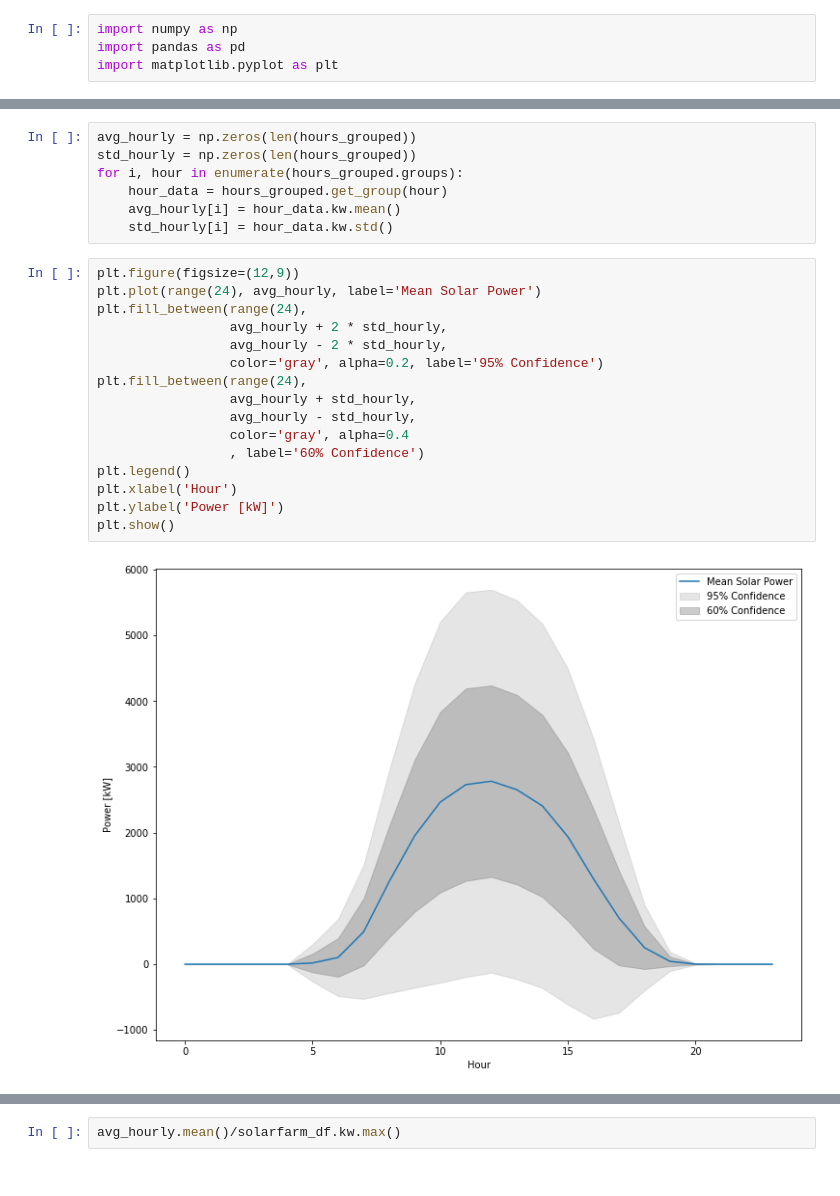
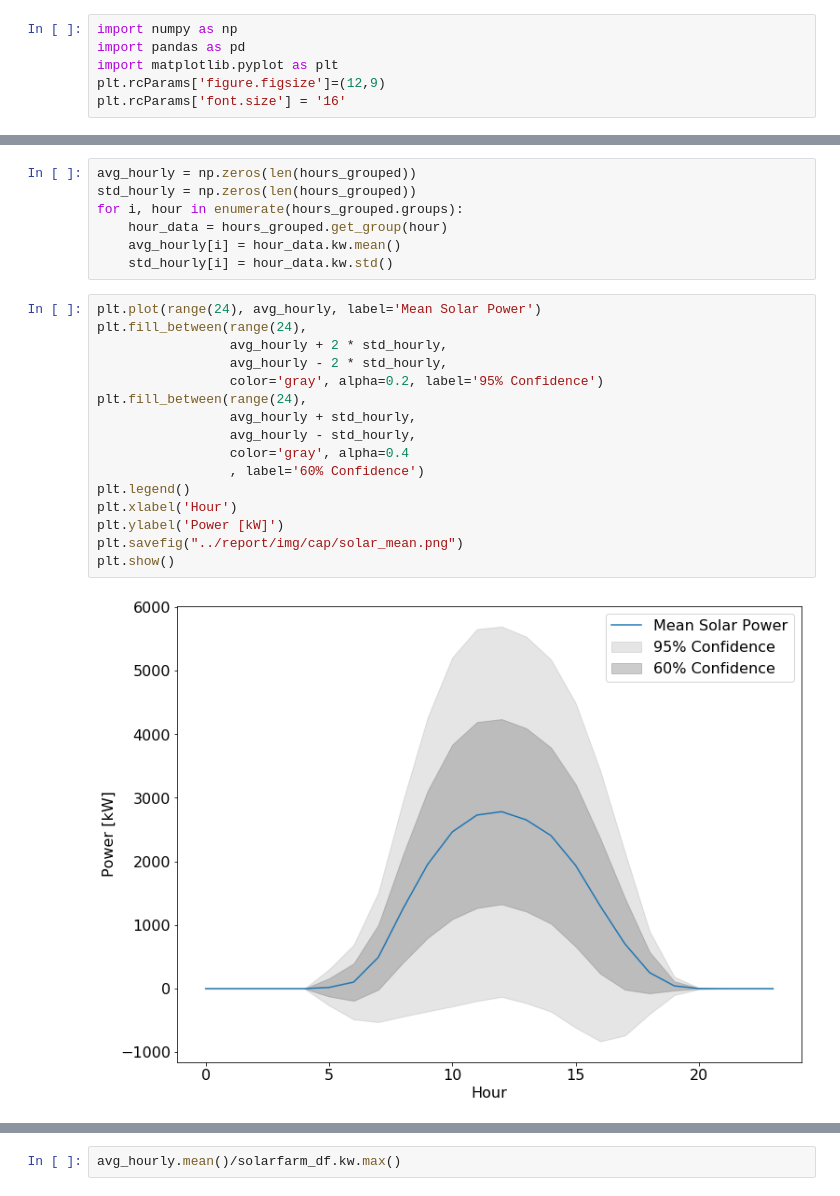
Before and after one commit to arfc/2021-04-nm-illinois, a Jupyter notebook: data/solar_energy_profile.ipynb, the cells around one changed output, grey strips where cells are left out. Drawn from its saved outputs; the diff is of its cells as text.

```diff
--- a/data/solar_energy_profile.ipynb
+++ b/data/solar_energy_profile.ipynb
@@ -8,6 +8,8 @@ We use a reference solar farm, UIUC Solar Farm 1.0, located in Champaign, IL. Th
 import numpy as np
 import pandas as pd
 import matplotlib.pyplot as plt
+plt.rcParams['figure.figsize']=(12,9)
+plt.rcParams['font.size'] = '16'
 # %%
 solarfarm_df = pd.read_csv("solarfarm_data.csv", parse_dates=True, index_col='time')
 solarfarm_df
@@ -36,23 +38,23 @@ for i, hour in enumerate(hours_grouped.groups):
     avg_hourly[i] = hour_data.kw.mean()
     std_hourly[i] = hour_data.kw.std()
 # %%
-plt.figure(figsize=(12,9))
 plt.plot(range(24), avg_hourly, label='Mean Solar Power')
 plt.fill_between(range(24),
                  avg_hourly + 2 * std_hourly,
                  avg_hourly - 2 * std_hourly,
                  color='gray', alpha=0.2, label='95% Confidence')
 plt.fill_between(range(24),
                  avg_hourly + std_hourly,
                  avg_hourly - std_hourly,
                  color='gray', alpha=0.4
                  , label='60% Confidence')
 plt.legend()
 plt.xlabel('Hour')
 plt.ylabel('Power [kW]')
+plt.savefig("../report/img/cap/solar_mean.png")
 plt.show()
 # %% [output]
-[figure, old version]
+[figure, new version]
 # %%
 fig, ax = plt.subplots()
 fig.figsize=(12,9)
```
Also changed, not shown: parts of 2 cells of this notebook, 6 other files.
